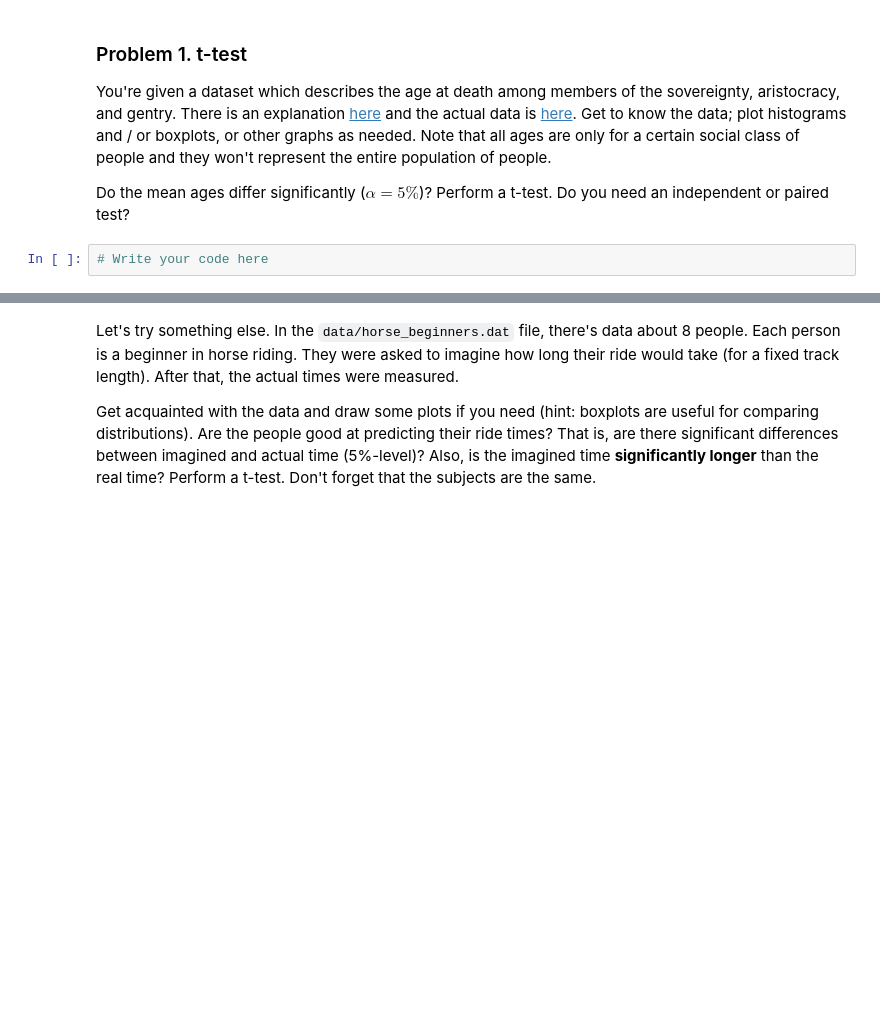
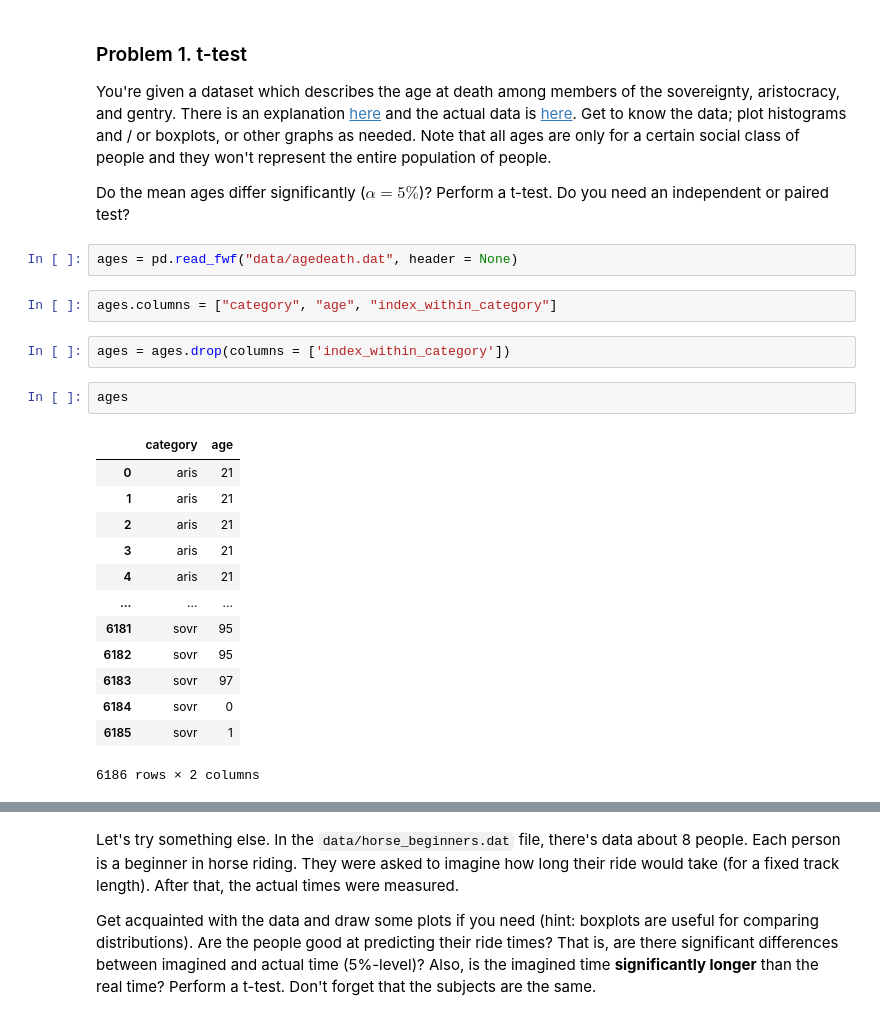
Before and after one commit to Kiril-Lazarov/Artificial-Intelligence, a Jupyter notebook: Math concepts/Hypothesis Testing Exercise.ipynb, the cells around one changed output, grey strips where cells are left out. Drawn from its saved outputs; the diff is of its cells as text; blank space fills up the shorter version.

```diff
--- a/Math concepts/Hypothesis Testing Exercise.ipynb
+++ b/Math concepts/Hypothesis Testing Exercise.ipynb
@@ -20,5 +21,25 @@ import scipy.ndimage
 You're given a dataset which describes the age at death among members of the sovereignty, aristocracy, and gentry. There is an explanation [here](http://www.stat.ufl.edu/~winner/data/agedeath.txt) and the actual data is [here](http://www.stat.ufl.edu/~winner/data/agedeath.dat). Get to know the data; plot histograms and / or boxplots, or other graphs as needed. Note that all ages are only for a certain social class of people and they won't represent the entire population of people.
 
 Do the mean ages differ significantly ($\alpha = 5\%$)? Perform a t-test. Do you need an independent or paired test?
-# %%
-# Write your code here
+# %%
+ages = pd.read_fwf("data/agedeath.dat", header = None)
+# %%
+ages.columns = ["category", "age", "index_within_category"]
+# %%
+ages = ages.drop(columns = ['index_within_category'])
+# %%
+ages
+# %% [output]
+|  | category | age |
+| 0 | aris | 21 |
+| 1 | aris | 21 |
+| 2 | aris | 21 |
+| 3 | aris | 21 |
+| 4 | aris | 21 |
+| ... | ... | ... |
+| 6181 | sovr | 95 |
+| 6182 | sovr | 95 |
+| 6183 | sovr | 97 |
+| 6184 | sovr | 0 |
+| 6185 | sovr | 1 |
+6186 rows × 2 columns
```
Also changed, not shown: parts of 17 cells of this notebook.
